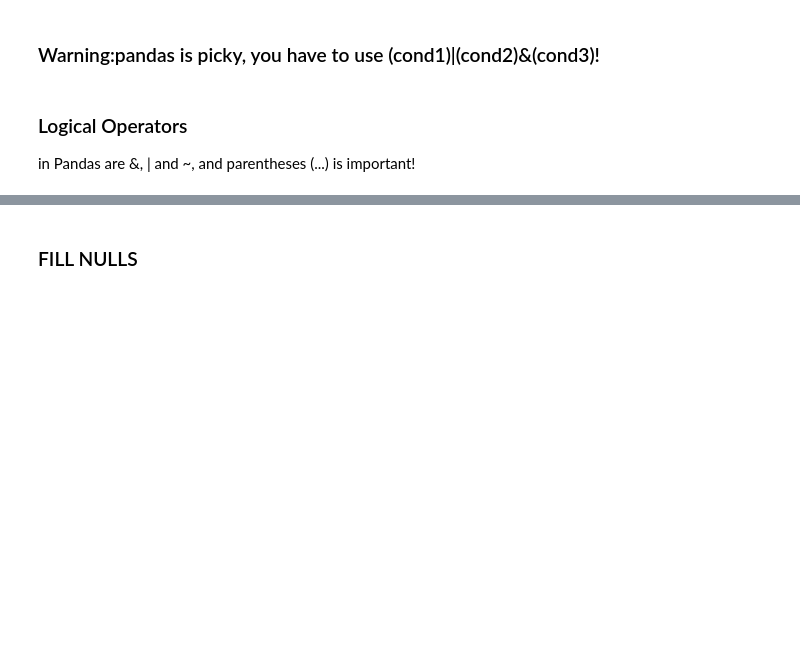
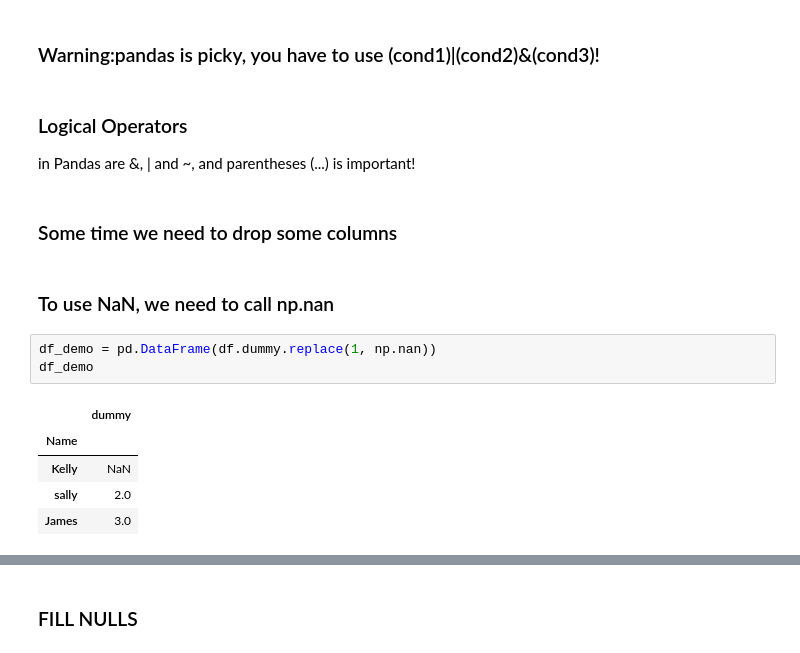
Before and after one commit to stanghong/pandas_training, a Jupyter notebook: Python Operations you should know as a DS.ipynb, the cells around one changed output, grey strips where cells are left out. Drawn from its saved outputs; the diff is of its cells as text; blank space fills up the shorter version.

```diff
--- a/Python Operations you should know as a DS.ipynb
+++ b/Python Operations you should know as a DS.ipynb
@@ -154,3 +188,16 @@ df[(df.dummy<=2)|(df.index=='James')]
 # %% [markdown]
 ### Logical Operators
 in Pandas are &, | and ~, and parentheses (...) is important!
+# %% [markdown]
+### Some time we need to drop some columns
+# %% [markdown]
+### To use NaN, we need to call np.nan
+# %%
+df_demo = pd.DataFrame(df.dummy.replace(1, np.nan))
+df_demo
+# %% [output]
+|  | dummy |
+| Name |  |
+| Kelly | NaN |
+| sally | 2.0 |
+| James | 3.0 |
```
Also changed, not shown: parts of 65 cells of this notebook.
